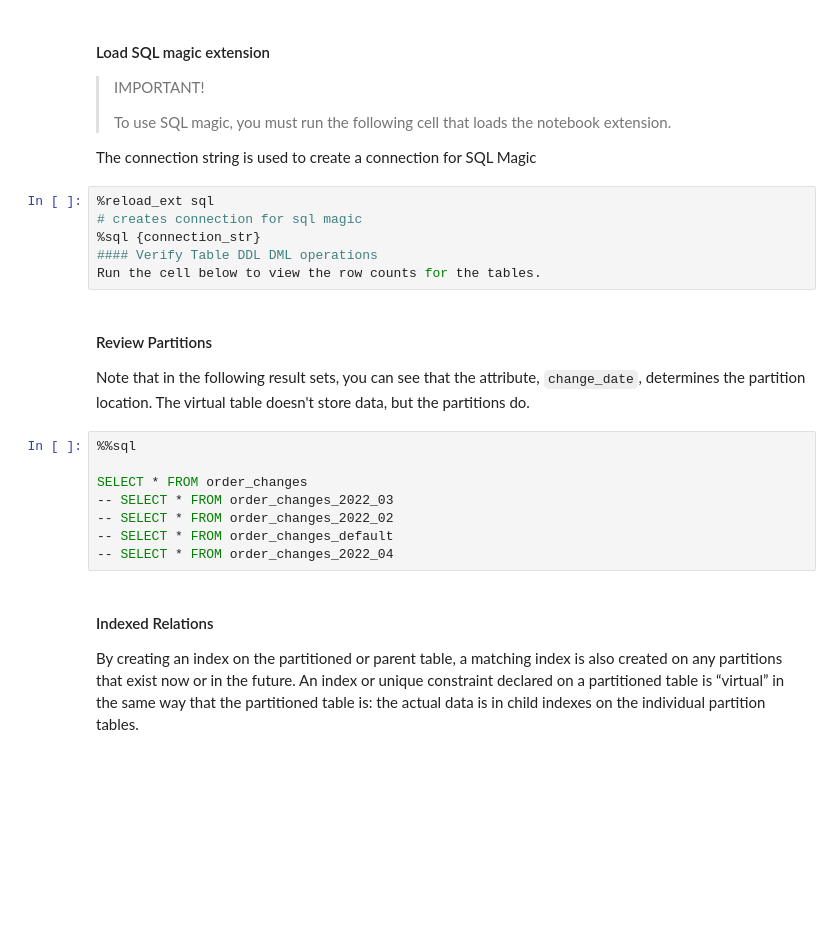
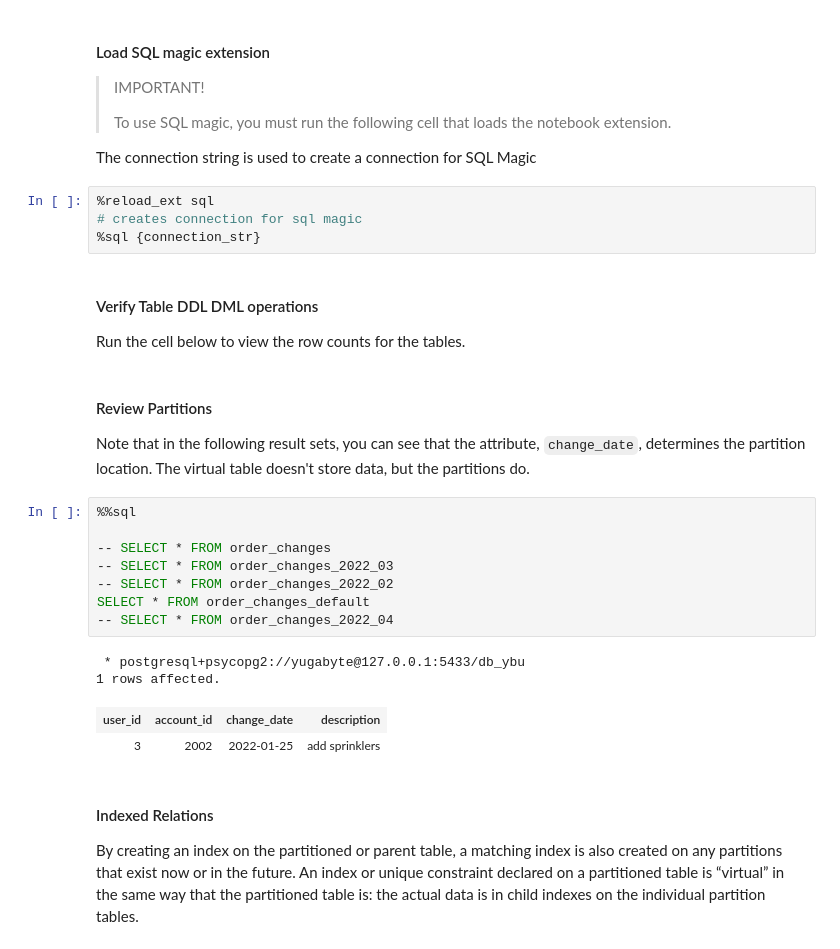
Before and after one commit to YugabyteDB-University/YSQL-Development, a Jupyter notebook: 03_YSQL_Advanced_local.ipynb, the cells around one changed output. Saved outputs shown, nothing was run; the diff lists cells and outputs as text; blank space fills up the shorter version.

```diff
--- a/03_YSQL_Advanced_local.ipynb
+++ b/03_YSQL_Advanced_local.ipynb
@@ -233,8 +341,10 @@ The connection string is used to create a connection for SQL Magic
 %reload_ext sql
 # creates connection for sql magic
 %sql {connection_str}
-#### Verify Table DDL DML operations
-Run the cell below to view the row counts for the tables.
+# %% [markdown]
+
+#### Verify Table DDL DML operations
+Run the cell below to view the row counts for the tables.
 # %% [markdown]
 #### Review Partitions
 
@@ -242,11 +352,16 @@ Note that in the following result sets, you can see that the attribute, `change_
 # %%
 %%sql
 
-SELECT * FROM order_changes
+-- SELECT * FROM order_changes
 -- SELECT * FROM order_changes_2022_03
 -- SELECT * FROM order_changes_2022_02
--- SELECT * FROM order_changes_default
+SELECT * FROM order_changes_default
 -- SELECT * FROM order_changes_2022_04
+# %% [output]
+ * postgresql+psycopg2://yugabyte@127.0.0.1:5433/db_ybu
+1 rows affected.
+| user_id | account_id | change_date | description |
+| 3 | 2002 | 2022-01-25 | add sprinklers |
 # %% [markdown]
 #### Indexed Relations
 
```
Also changed, not shown: parts of 23 cells of this notebook.
